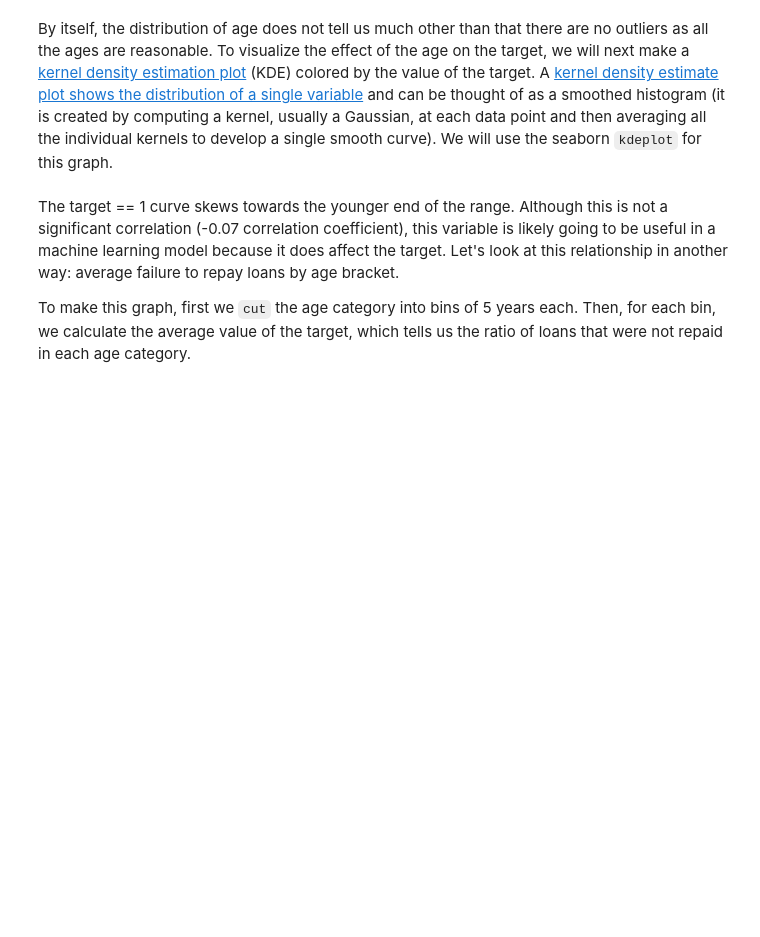
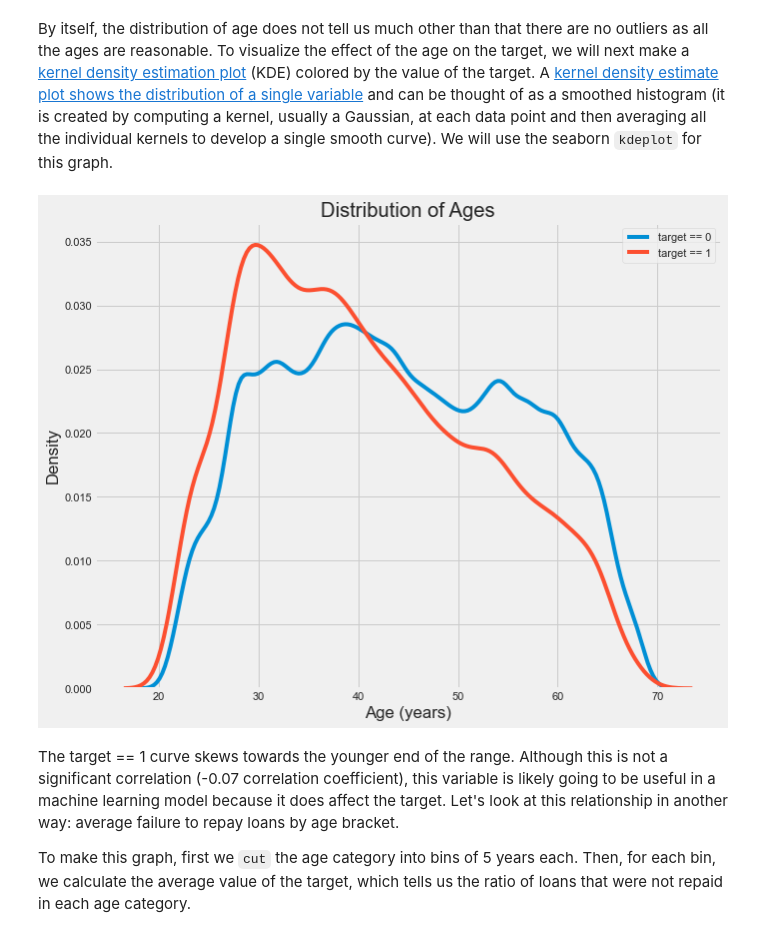
Before and after one commit to IsNdl/Projet7_OC, a Jupyter notebook: P7-eda-introduction.ipynb, the cells around one changed output. Cells and saved outputs as stored; diff of their text form; code cells hidden in the pictures; blank space fills up the shorter version.

```diff
--- a/P7-eda-introduction.ipynb
+++ b/P7-eda-introduction.ipynb
@@ -95,7 +79,7 @@ import seaborn as sns
 ### Parameters settings
 # %%
 %config IPCompleter.greedy=True #Auto-completion
-
+sns.set()
 pd.options.display.max_colwidth = 90  # set column width to see all of it
 pd.set_option('display.max_columns', None) # display all columns
 pd.set_option('display.max_rows', None)  # display all rows
@@ -109,5 +95,5 @@ print(os.listdir("../input/"))
 # %%
 # Training data
-app_train = pd.read_csv('../input/application_train.csv')
+app_train = pd.read_csv('application_train.csv')
 print('Training data shape: ', app_train.shape)
 app_train.head()
@@ -115,6 +109,6 @@ app_train.head()
 The training data has 307511 observations (each one a separate loan) and 122 features (variables) including the `TARGET` (the label we want to predict).
 # %%
 # Testing data features
-app_test = pd.read_csv('../input/application_test.csv')
+app_test = pd.read_csv('application_test.csv')
 print('Testing data shape: ', app_test.shape)
 app_test.head()
@@ -345,14 +456,16 @@ By itself, the distribution of age does not tell us much other than that there a
 # %%
 plt.figure(figsize = (10, 8))
 
 # KDE plot of loans that were repaid on time
 sns.kdeplot(app_train.loc[app_train['TARGET'] == 0, 'DAYS_BIRTH'] / 365, label = 'target == 0')
 
 # KDE plot of loans which were not repaid on time
 sns.kdeplot(app_train.loc[app_train['TARGET'] == 1, 'DAYS_BIRTH'] / 365, label = 'target == 1')
 
 # Labeling of plot
-plt.xlabel('Age (years)'); plt.ylabel('Density'); plt.title('Distribution of Ages');
+plt.legend(); plt.xlabel('Age (years)'); plt.ylabel('Density'); plt.title('Distribution of Ages');
+# %% [output]
+[figure, added]
 # %% [markdown]
 The target == 1 curve skews towards the younger end of the range. Although this is not a significant correlation (-0.07 correlation coefficient), this variable is likely going to be useful in a machine learning model because it does affect the target. Let's look at this relationship in another way: average failure to repay loans by age bracket.
 
```
Also changed, not shown: parts of 80 cells of this notebook, 3 other files.
